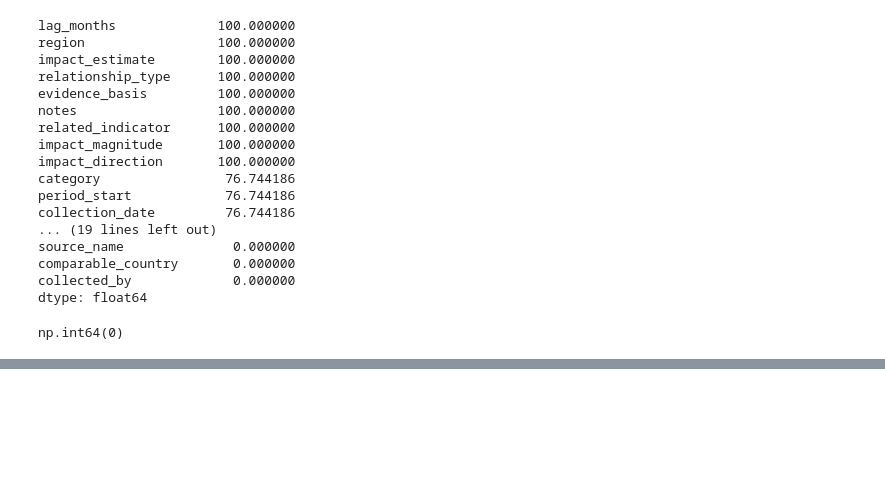
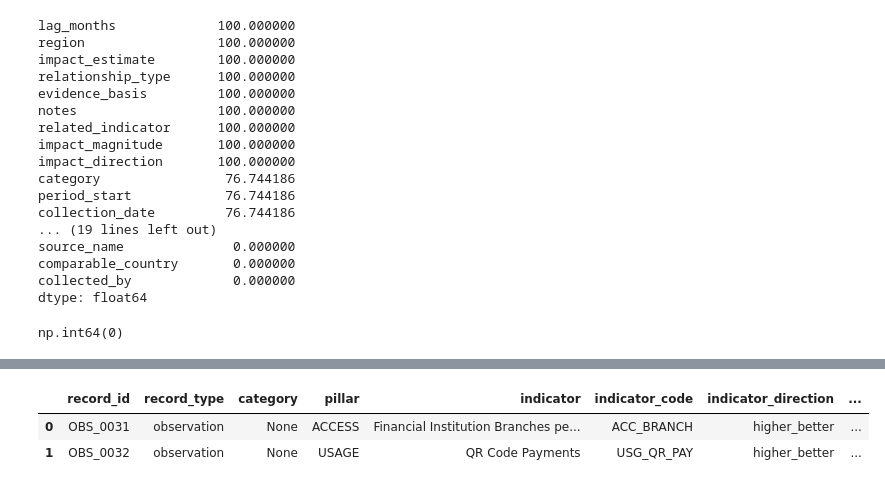
Before and after one commit to Lalisecf/ethiopia-fi-forecast-week11, a Jupyter notebook: notebooks/task1_data_exploration.ipynb, the cells around one changed output, grey strips where cells are left out. Drawn from its saved outputs; the diff is of its cells as text; code cells hidden in the pictures; blank space fills up the shorter version.

Commit message:
Add new financial inclusion event records

```diff
--- a/notebooks/task1_data_exploration.ipynb
+++ b/notebooks/task1_data_exploration.ipynb
@@ -613,0 +624,88 @@ np.int64(0)
+# %%
+# ============================================================
+# Create Additional Observation Records
+# ============================================================
+
+new_observations = pd.DataFrame([
+
+{
+    "record_id":"OBS_0031",
+    "record_type":"observation",
+    "category":None,
+    "pillar":"ACCESS",
+    "indicator":"Financial Institution Branches per 100,000 Adults",
+    "indicator_code":"ACC_BRANCH",
+    "indicator_direction":"higher_better",
+    "value_numeric":8.4,
+    "value_text":None,
+    "value_type":"percentage",
+    "unit":"branches",
+    "observation_date":"2025-12-31",
+    "period_start":"2025-01-01",
+    "period_end":"2025-12-31",
+    "fiscal_year":2025,
+    "gender":"all",
+    "location":"national",
+    "region":None,
+    "source_name":"National Bank of Ethiopia",
+    "source_type":"regulator",
+    "source_url":None,
+    "confidence":"high",
+    "related_indicator":None,
+    "relationship_type":None,
+    "impact_direction":None,
+    "impact_magnitude":None,
+    "impact_estimate":None,
+    "lag_months":None,
+    "evidence_basis":None,
+    "comparable_country":None,
+    "collected_by":"Student",
+    "collection_date":"2026-07-18",
+    "original_text":None,
+    "notes":"Additional access indicator"
+},
+
+{
+    "record_id":"OBS_0032",
+    "record_type":"observation",
+    "category":None,
+    "pillar":"USAGE",
+    "indicator":"QR Code Payments",
+    "indicator_code":"USG_QR_PAY",
+    "indicator_direction":"higher_better",
+    "value_numeric":4.7,
+    "value_text":None,
+    "value_type":"million",
+    "unit":"transactions",
+    "observation_date":"2025-12-31",
+    "period_start":"2025-01-01",
+    "period_end":"2025-12-31",
+    "fiscal_year":2025,
+    "gender":"all",
+    "location":"national",
+    "region":None,
+    "source_name":"EthSwitch",
+    "source_type":"operator",
+    "source_url":None,
+    "confidence":"medium",
+    "related_indicator":None,
+    "relationship_type":None,
+    "impact_direction":None,
+    "impact_magnitude":None,
+    "impact_estimate":None,
+    "lag_months":None,
+    "evidence_basis":None,
+    "comparable_country":None,
+    "collected_by":"Student",
+    "collection_date":"2026-07-18",
+    "original_text":None,
+    "notes":"Digital payment usage"
+}
+
+])
+
+new_observations
+# %% [output]
+|  | record_id | record_type | category | pillar | indicator | indicator_code | indicator_direction | ... |
+| 0 | OBS_0031 | observation | None | ACCESS | Financial Institution Branches pe... | ACC_BRANCH | higher_better | ... |
+| 1 | OBS_0032 | observation | None | USAGE | QR Code Payments | USG_QR_PAY | higher_better | ... |
```
Also changed, not shown: parts of 3 cells of this notebook.
